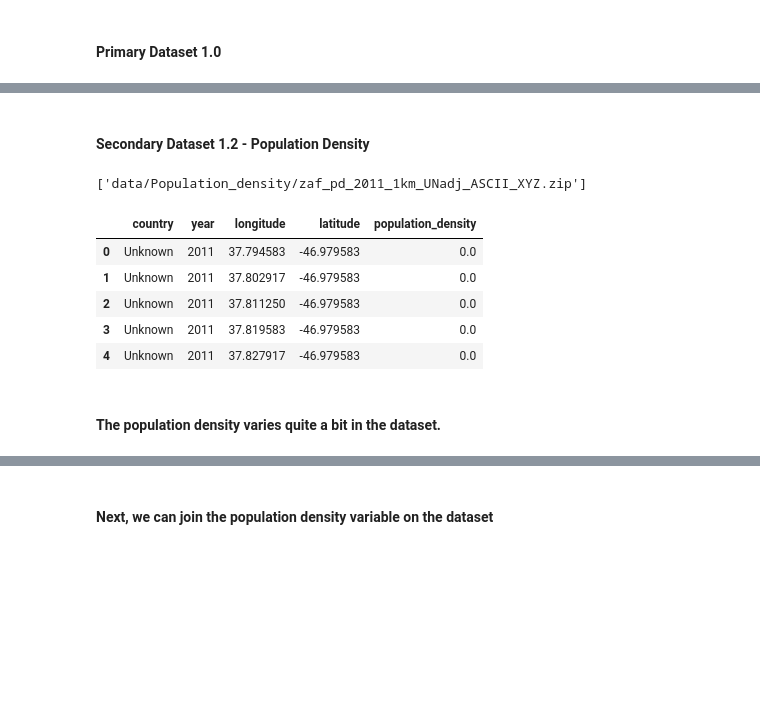
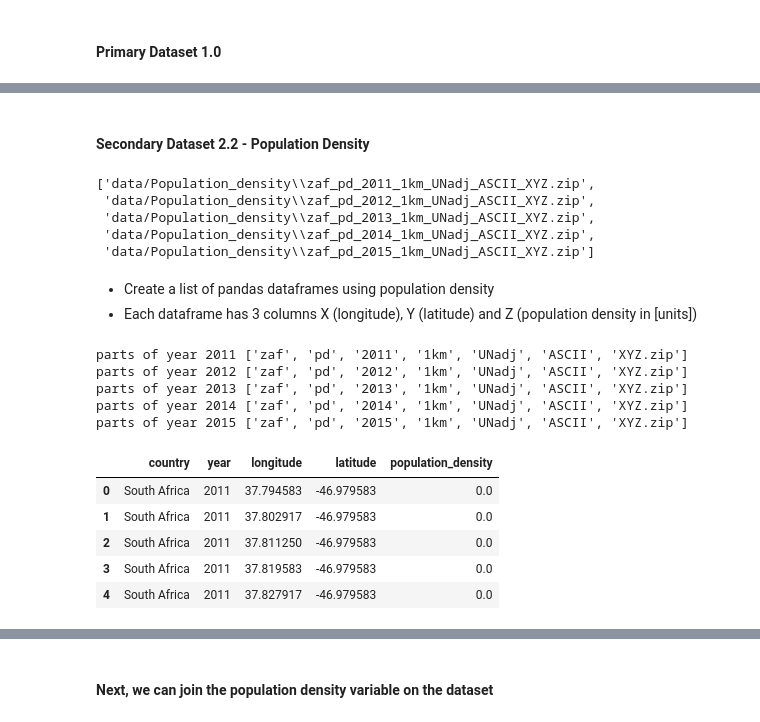
Before and after one commit to kylerod22/siads593-water-sustainability, a Jupyter notebook: 08-rjbest-sungmiki-kylerod-2026winter/src/SustainableWater.ipynb, the cells around one changed output, grey strips where cells are left out. Saved outputs shown, nothing was run; the diff lists cells and outputs as text; code cells hidden in the pictures; blank space fills up the shorter version.

Commit message:
Structural Changes to Data Loading NB

```diff
--- a/08-rjbest-sungmiki-kylerod-2026winter/src/SustainableWater.ipynb
+++ b/08-rjbest-sungmiki-kylerod-2026winter/src/SustainableWater.ipynb
@@ -176,73 +176,81 @@ memory usage: 1.1+ KB
 # %% [markdown]
-#### Secondary Dataset 1.2 - Population Density
+#### Secondary Dataset 2.2 - Population Density
 # %%
-from utils import pop_density
-# Map country codes to full names (only South African population)
-country_map = {"zaf": "South Africa"}
+# Follow the yellow-brick-road
 path = 'data/Population_density'
-
 filenames = pop_density.pop_density()
-
-# # Source - https://stackoverflow.com/q/20906474
-# # Posted by jonas, modified by community. See post 'Timeline' for change history
-# # Retrieved 2026-01-30, License - CC BY-SA 4.0
+filenames
+# Source - https://stackoverflow.com/q/20906474
+# Posted by jonas, modified by community. See post 'Timeline' for change history
+# Retrieved 2026-01-30, License - CC BY-SA 4.0
+# %% [output]
+['data/Population_density\\zaf_pd_2011_1km_UNadj_ASCII_XYZ.zip',
+ 'data/Population_density\\zaf_pd_2012_1km_UNadj_ASCII_XYZ.zip',
+ 'data/Population_density\\zaf_pd_2013_1km_UNadj_ASCII_XYZ.zip',
+ 'data/Population_density\\zaf_pd_2014_1km_UNadj_ASCII_XYZ.zip',
+ 'data/Population_density\\zaf_pd_2015_1km_UNadj_ASCII_XYZ.zip']
-# %%
-filenames
-# %% [output]
-['data/Population_density/zaf_pd_2011_1km_UNadj_ASCII_XYZ.zip']
+# %% [markdown]
+- Create a list of pandas dataframes using population density
+- Each dataframe has 3 columns X (longitude), Y (latitude) and Z (population density in [units])
 # %%
+def world_pop(filename: str) -> pd.DataFrame:
+    '''
+    input: filename
+    return: list of pandas dataframes
+    '''
+    # Initiate a list of population dataframes
+    # Map country codes to full names (only South African population)
+    country_map = {"zaf": "South Africa"}
 
-# Initiate a list of population dataframes
-all_dfs = []
 
-# Pick apart the file name and create a
-for filename in filenames:
-
+    # Create a list with filename parts
     parts = filename.split("_")
     parts = filename.split("\\")
     parts = parts[-1].split("_")
-    # print(parts)
-    # Basic safety check on filename structure
-    if len(parts) < 3:
-        continue
+    print(f"parts of year {parts[2]}",parts)
 
     # Extract metadata from filename
     country_code = parts[0].lower()
-    year = int(parts[3])
+    year = int(parts[2])
     country_name = country_map.get(country_code, "Unknown")
 
     # Read CSV
     df = pd.read_csv(filename)
 
     # Rename XYZ columns to descriptive names
     df = df.rename(columns={
         "X": "longitude",
         "Y": "latitude",
         "Z": "population_density"
     })
 
     # Insert metadata columns
     df.insert(0, "country", country_name)
     df.insert(1, "year", year)
 
-    all_dfs.append(df)
+    return df
+
+all_dfs = [world_pop(filename) for filename in filenames]
 
 # Combine all countries & years into one DataFrame
 population_density_all = pd.concat(all_dfs, ignore_index=True)
 
 # Sort for consistency
 population_density_all = population_density_all.sort_values(
     by=["country", "year", "latitude", "longitude", "population_density"]
 ).reset_index(drop=True)
 
 # Quick check
 population_density_all.head()
 # %% [output]
+parts of year 2011 ['zaf', 'pd', '2011', '1km', 'UNadj', 'ASCII', 'XYZ.zip']
+parts of year 2012 ['zaf', 'pd', '2012', '1km', 'UNadj', 'ASCII', 'XYZ.zip']
+parts of year 2013 ['zaf', 'pd', '2013', '1km', 'UNadj', 'ASCII', 'XYZ.zip']
+parts of year 2014 ['zaf', 'pd', '2014', '1km', 'UNadj', 'ASCII', 'XYZ.zip']
+parts of year 2015 ['zaf', 'pd', '2015', '1km', 'UNadj', 'ASCII', 'XYZ.zip']
 |  | country | year | longitude | latitude | population_density |
-| 0 | Unknown | 2011 | 37.794583 | -46.979583 | 0.0 |
-| 1 | Unknown | 2011 | 37.802917 | -46.979583 | 0.0 |
-| 2 | Unknown | 2011 | 37.811250 | -46.979583 | 0.0 |
-| 3 | Unknown | 2011 | 37.819583 | -46.979583 | 0.0 |
-| 4 | Unknown | 2011 | 37.827917 | -46.979583 | 0.0 |
+| 0 | South Africa | 2011 | 37.794583 | -46.979583 | 0.0 |
+| 1 | South Africa | 2011 | 37.802917 | -46.979583 | 0.0 |
+| 2 | South Africa | 2011 | 37.811250 | -46.979583 | 0.0 |
+| 3 | South Africa | 2011 | 37.819583 | -46.979583 | 0.0 |
+| 4 | South Africa | 2011 | 37.827917 | -46.979583 | 0.0 |
-# %% [markdown]
-#### The population density varies quite a bit in the dataset.
```
Also changed, not shown: parts of 21 cells of this notebook.
